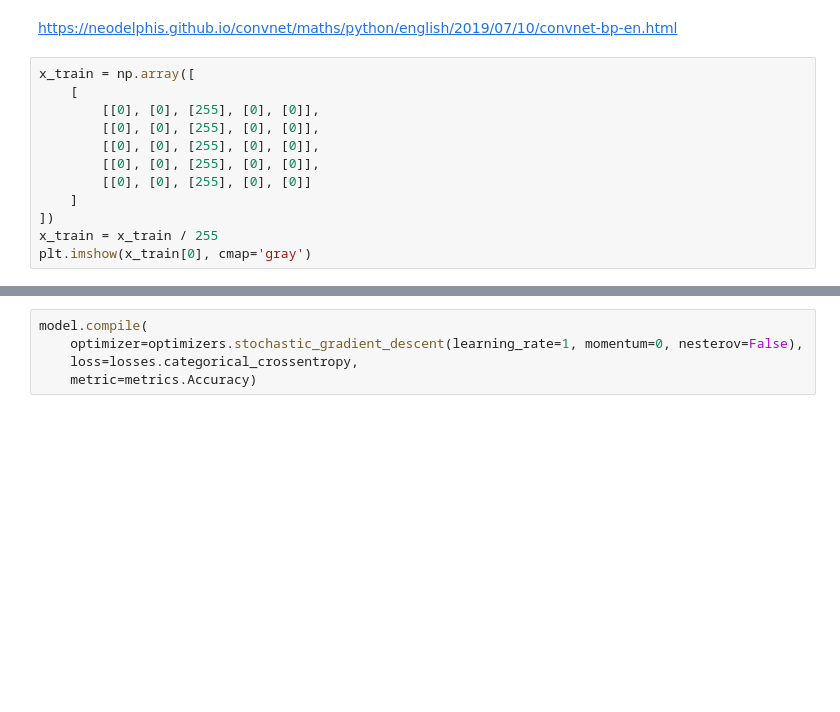
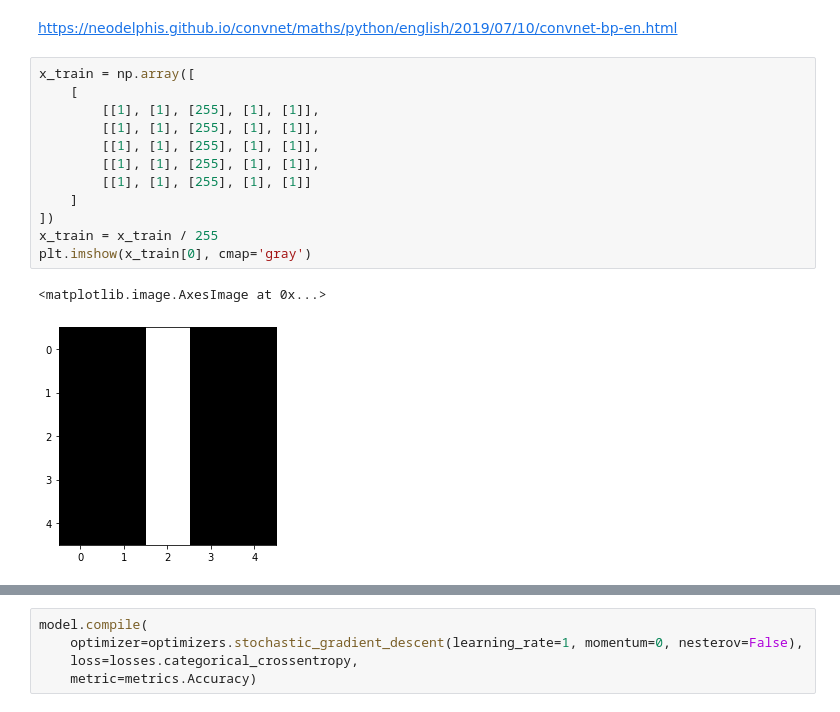
Before and after one commit to dakofler/Compyute, a Jupyter notebook: test_cnn_backprop_manual.ipynb, the cells around one changed output, grey strips where cells are left out. Drawn from its saved outputs; the diff is of its cells as text; blank space fills up the shorter version.

```diff
--- a/test_cnn_backprop_manual.ipynb
+++ b/test_cnn_backprop_manual.ipynb
@@ -8,15 +8,18 @@ https://neodelphis.github.io/convnet/maths/python/english/2019/07/10/convnet-bp-
 # %%
 x_train = np.array([
     [
-        [[0], [0], [255], [0], [0]],
-        [[0], [0], [255], [0], [0]],
-        [[0], [0], [255], [0], [0]],
-        [[0], [0], [255], [0], [0]],
-        [[0], [0], [255], [0], [0]]
+        [[1], [1], [255], [1], [1]],
+        [[1], [1], [255], [1], [1]],
+        [[1], [1], [255], [1], [1]],
+        [[1], [1], [255], [1], [1]],
+        [[1], [1], [255], [1], [1]]
     ]
 ])
 x_train = x_train / 255
 plt.imshow(x_train[0], cmap='gray')
+# %% [output]
+<matplotlib.image.AxesImage at 0x...>
+[figure, added]
 # %%
 y_train = np.array([
     [0, 0, 1, 0, 0, 0, 0, 0, 0]
```
Also changed, not shown: parts of 21 cells of this notebook, 10 other files.
